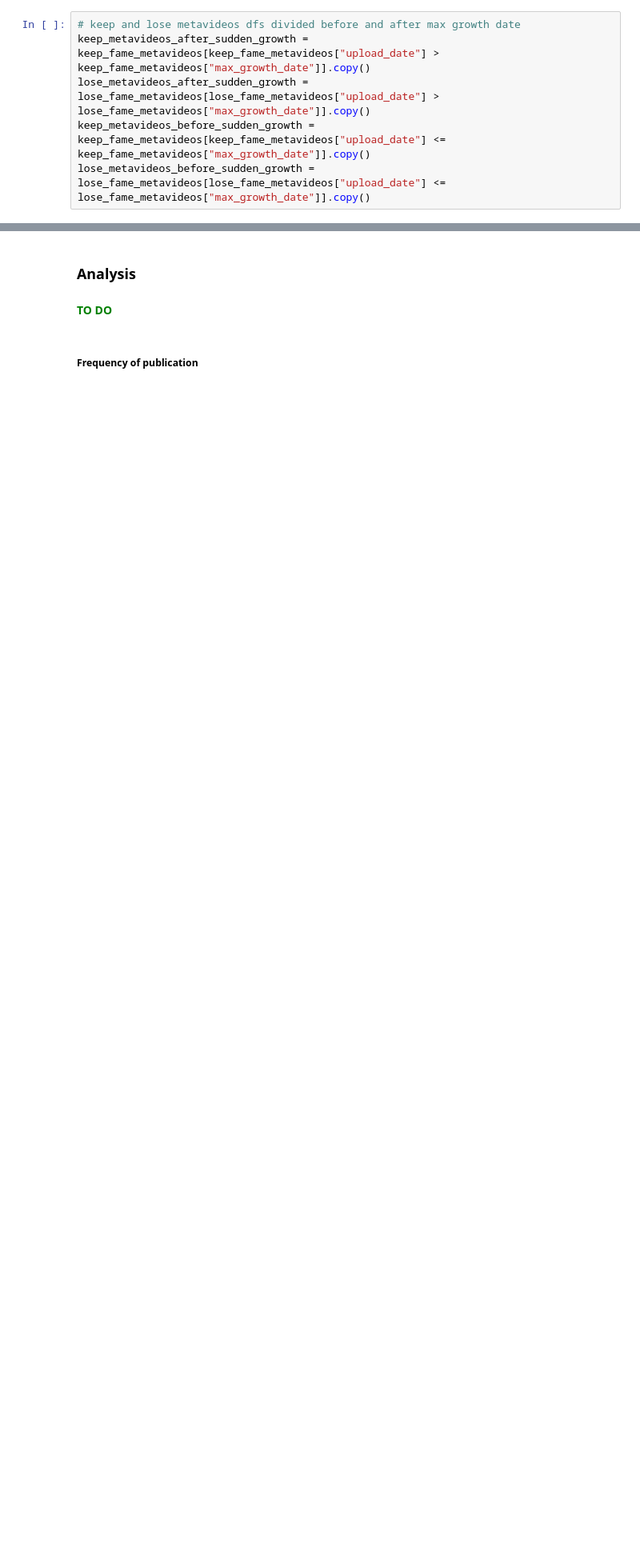
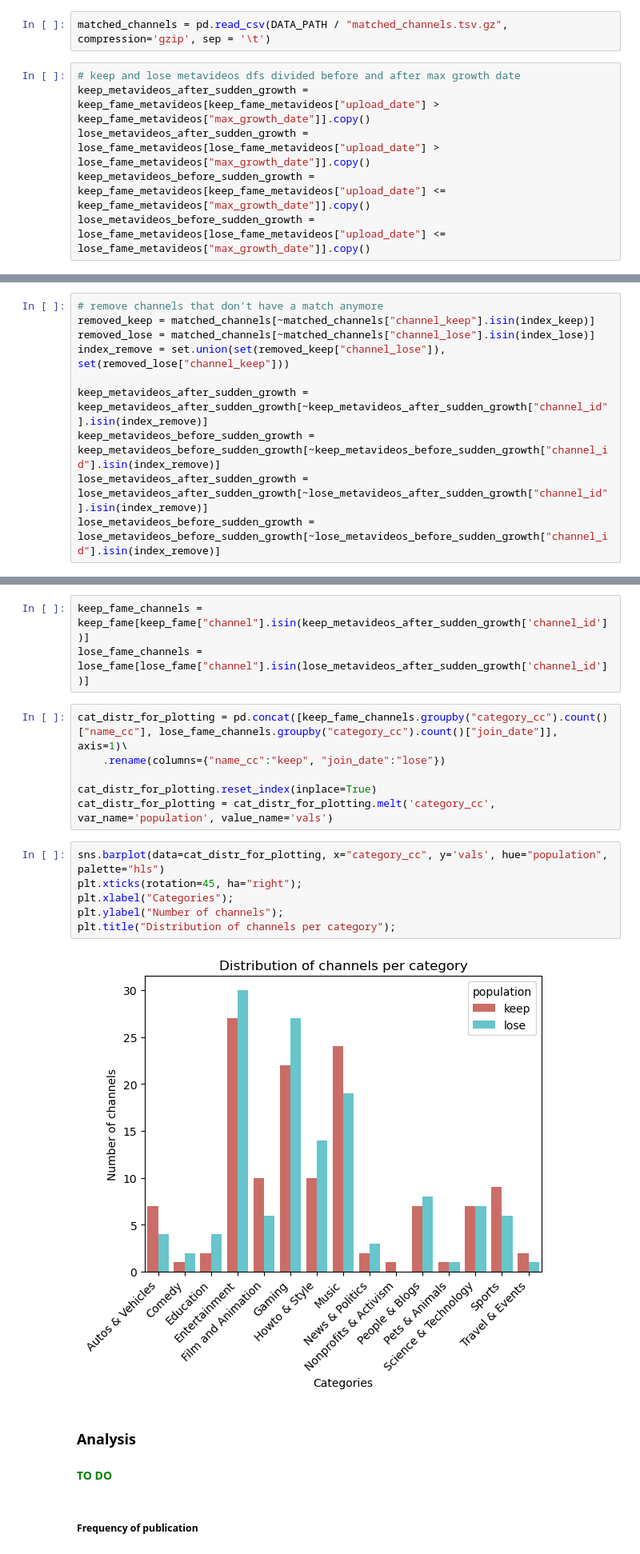
Before and after one commit to epfl-ada/ada-2022-project-adangerousteam, a Jupyter notebook: P3_analysis.ipynb, the cells around one changed output, grey strips where cells are left out. Shown: that part at 80% size. Cells and saved outputs as stored; diff of their text form; blank space fills up the shorter version.

```diff
--- a/P3_analysis.ipynb
+++ b/P3_analysis.ipynb
@@ -52,6 +66,8 @@ keep_fame_metavideos.groupby('channel_id').count().shape
 #### Dataframe separation between before and after growth date
 # %% [markdown]
 <font color = 'green'> **TO DO**
+# %%
+matched_channels = pd.read_csv(DATA_PATH / "matched_channels.tsv.gz", compression='gzip', sep = '\t')
 # %%
 # keep and lose metavideos dfs divided before and after max growth date
 keep_metavideos_after_sudden_growth = keep_fame_metavideos[keep_fame_metavideos["upload_date"] > keep_fame_metavideos["max_growth_date"]].copy()
@@ -84,0 +101,10 @@ Number of lose fame channels selected: 63
+# %%
+# remove channels that don't have a match anymore
+removed_keep = matched_channels[~matched_channels["channel_keep"].isin(index_keep)]
+removed_lose = matched_channels[~matched_channels["channel_lose"].isin(index_lose)]
+index_remove = set.union(set(removed_keep["channel_lose"]), set(removed_lose["channel_keep"]))
+
+keep_metavideos_after_sudden_growth = keep_metavideos_after_sudden_growth[~keep_metavideos_after_sudden_growth["channel_id"].isin(index_remove)]
+keep_metavideos_before_sudden_growth = keep_metavideos_before_sudden_growth[~keep_metavideos_before_sudden_growth["channel_id"].isin(index_remove)]
+lose_metavideos_after_sudden_growth = lose_metavideos_after_sudden_growth[~lose_metavideos_after_sudden_growth["channel_id"].isin(index_remove)]
+lose_metavideos_before_sudden_growth = lose_metavideos_before_sudden_growth[~lose_metavideos_before_sudden_growth["channel_id"].isin(index_remove)]
@@ -89,3 +119,20 @@ lose_fame_ts = lose_fame_ts[lose_fame_ts["channel"].isin(index_lose)]
+# %%
+keep_fame_channels = keep_fame[keep_fame["channel"].isin(keep_metavideos_after_sudden_growth['channel_id'])]
+lose_fame_channels = lose_fame[lose_fame["channel"].isin(lose_metavideos_after_sudden_growth['channel_id'])]
+# %%
+cat_distr_for_plotting = pd.concat([keep_fame_channels.groupby("category_cc").count()["name_cc"], lose_fame_channels.groupby("category_cc").count()["join_date"]], axis=1)\
+    .rename(columns={"name_cc":"keep", "join_date":"lose"})
+
+cat_distr_for_plotting.reset_index(inplace=True)
+cat_distr_for_plotting = cat_distr_for_plotting.melt('category_cc', var_name='population', value_name='vals')
+# %%
+sns.barplot(data=cat_distr_for_plotting, x="category_cc", y='vals', hue="population", palette="hls")
+plt.xticks(rotation=45, ha="right");
+plt.xlabel("Categories");
+plt.ylabel("Number of channels");
+plt.title("Distribution of channels per category");
+# %% [output]
+[figure, added]
 # %% [markdown]
 ### Analysis
 # %% [markdown]
```
Also changed, not shown: parts of 45 cells of this notebook.
